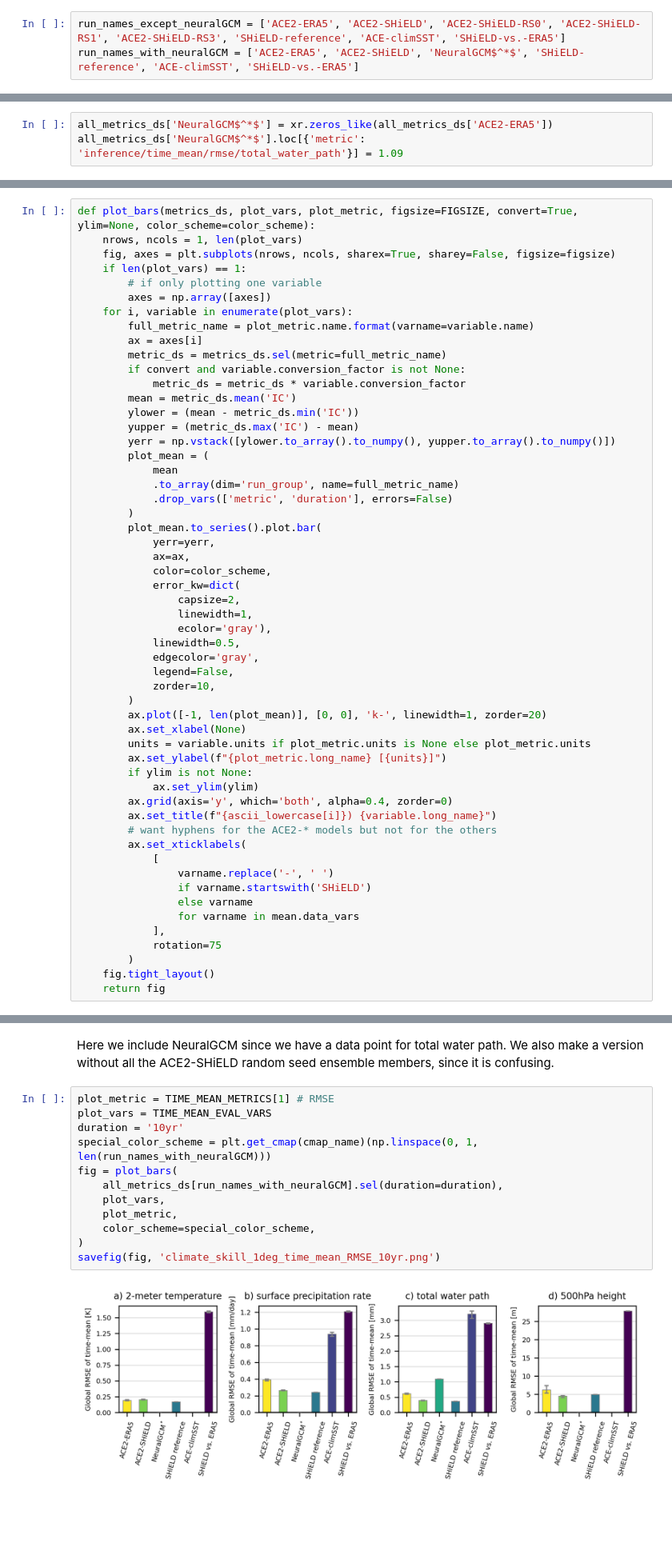
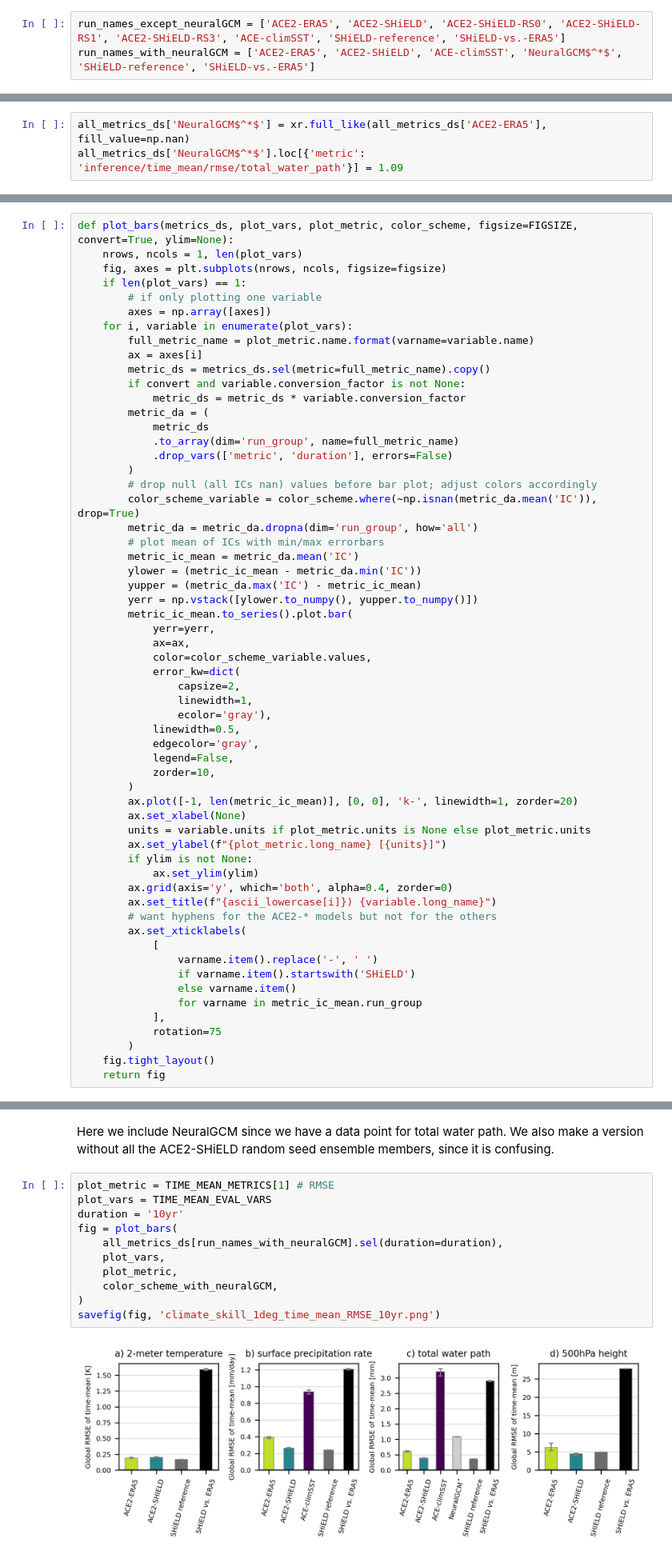
Before and after one commit to ai2cm/ace2-paper, a Jupyter notebook: notebooks/climate_skill_1deg_time_mean_RMSE.ipynb, the cells around one changed output, grey strips where cells are left out. Shown at 80% size. Drawn from its saved outputs; the diff is of its cells as text; blank space fills up the shorter version.

Commit message:
unify color scheme, no null bar plots

```diff
--- a/notebooks/climate_skill_1deg_time_mean_RMSE.ipynb
+++ b/notebooks/climate_skill_1deg_time_mean_RMSE.ipynb
@@ -33,8 +33,8 @@ TIME_MEAN_METRICS = [
     EvalMetric("inference/annual/r2/{varname}_gen", r"$R^2$ of global- and annual-mean series", '-'),
 ]
 # %%
-run_names_except_neuralGCM = ['ACE2-ERA5', 'ACE2-SHiELD', 'ACE2-SHiELD-RS0', 'ACE2-SHiELD-RS1', 'ACE2-SHiELD-RS3', 'SHiELD-reference', 'ACE-climSST', 'SHiELD-vs.-ERA5']
-run_names_with_neuralGCM = ['ACE2-ERA5', 'ACE2-SHiELD', 'NeuralGCM$^*$', 'SHiELD-reference', 'ACE-climSST', 'SHiELD-vs.-ERA5']
+run_names_except_neuralGCM = ['ACE2-ERA5', 'ACE2-SHiELD', 'ACE2-SHiELD-RS0', 'ACE2-SHiELD-RS1', 'ACE2-SHiELD-RS3', 'ACE-climSST', 'SHiELD-reference', 'SHiELD-vs.-ERA5']
+run_names_with_neuralGCM = ['ACE2-ERA5', 'ACE2-SHiELD', 'ACE-climSST', 'NeuralGCM$^*$', 'SHiELD-reference', 'SHiELD-vs.-ERA5']
 # %%
 all_metrics = [(eval_var, eval_metric) for eval_var, eval_metric in product(TIME_MEAN_EVAL_VARS, TIME_MEAN_METRICS)]
 all_metric_names = [
@@ -99,7 +99,7 @@ all_metrics_ds = xr.merge(das)
 ### Insert NeuralGCM metric
 From paper, PWAT time-mean RMSE is 1.09 mm. Figure 4 https://www.nature.com/articles/s41586-024-07744-y
 # %%
-all_metrics_ds['NeuralGCM$^*$'] = xr.zeros_like(all_metrics_ds['ACE2-ERA5'])
+all_metrics_ds['NeuralGCM$^*$'] = xr.full_like(all_metrics_ds['ACE2-ERA5'], fill_value=np.nan)
 all_metrics_ds['NeuralGCM$^*$'].loc[{'metric': 'inference/time_mean/rmse/total_water_path'}] = 1.09
 # %%
 plt.rc('font', size=FONTSIZE)
@@ -121,29 +142,33 @@ FIGSIZE = [1.27 * dim for dim in [5.5, 2]] # should be [5.5, 2.5], but need to s
 # %%
-def plot_bars(metrics_ds, plot_vars, plot_metric, figsize=FIGSIZE, convert=True, ylim=None, color_scheme=color_scheme):
+def plot_bars(metrics_ds, plot_vars, plot_metric, color_scheme, figsize=FIGSIZE, convert=True, ylim=None):
     nrows, ncols = 1, len(plot_vars)
-    fig, axes = plt.subplots(nrows, ncols, sharex=True, sharey=False, figsize=figsize)
+    fig, axes = plt.subplots(nrows, ncols, figsize=figsize)
     if len(plot_vars) == 1:
         # if only plotting one variable
         axes = np.array([axes])
     for i, variable in enumerate(plot_vars):
         full_metric_name = plot_metric.name.format(varname=variable.name)
         ax = axes[i]
-        metric_ds = metrics_ds.sel(metric=full_metric_name)
+        metric_ds = metrics_ds.sel(metric=full_metric_name).copy()
         if convert and variable.conversion_factor is not None:
             metric_ds = metric_ds * variable.conversion_factor
-        mean = metric_ds.mean('IC')
-        ylower = (mean - metric_ds.min('IC'))
-        yupper = (metric_ds.max('IC') - mean)
-        yerr = np.vstack([ylower.to_array().to_numpy(), yupper.to_array().to_numpy()])
-        plot_mean = (
-            mean
+        metric_da = (
+            metric_ds
             .to_array(dim='run_group', name=full_metric_name)
             .drop_vars(['metric', 'duration'], errors=False)
         )
-        plot_mean.to_series().plot.bar(
+        # drop null (all ICs nan) values before bar plot; adjust colors accordingly
+        color_scheme_variable = color_scheme.where(~np.isnan(metric_da.mean('IC')), drop=True)
+        metric_da = metric_da.dropna(dim='run_group', how='all')
+        # plot mean of ICs with min/max errorbars
+        metric_ic_mean = metric_da.mean('IC')
+        ylower = (metric_ic_mean - metric_da.min('IC'))
+        yupper = (metric_da.max('IC') - metric_ic_mean)
+        yerr = np.vstack([ylower.to_numpy(), yupper.to_numpy()])
+        metric_ic_mean.to_series().plot.bar(
             yerr=yerr,
             ax=ax,
-            color=color_scheme,
+            color=color_scheme_variable.values,
             error_kw=dict(
                 capsize=2,
                 linewidth=1,
@@ -153,7 +178,7 @@ def plot_bars(metrics_ds, plot_vars, plot_metric, figsize=FIGSIZE, convert=True,
             legend=False,
             zorder=10,
         )
-        ax.plot([-1, len(plot_mean)], [0, 0], 'k-', linewidth=1, zorder=20)
+        ax.plot([-1, len(metric_ic_mean)], [0, 0], 'k-', linewidth=1, zorder=20)
         ax.set_xlabel(None)
         units = variable.units if plot_metric.units is None else plot_metric.units
         ax.set_ylabel(f"{plot_metric.long_name} [{units}]")
@@ -164,10 +189,10 @@ def plot_bars(metrics_ds, plot_vars, plot_metric, figsize=FIGSIZE, convert=True,
         # want hyphens for the ACE2-* models but not for the others
         ax.set_xticklabels(
             [
-                varname.replace('-', ' ')
-                if varname.startswith('SHiELD')
-                else varname
-                for varname in mean.data_vars
+                varname.item().replace('-', ' ')
+                if varname.item().startswith('SHiELD')
+                else varname.item()
+                for varname in metric_ic_mean.run_group
             ],
             rotation=75
         )
@@ -189,17 +214,16 @@ Here we include NeuralGCM since we have a data point for total water path. We al
 # %%
 plot_metric = TIME_MEAN_METRICS[1] # RMSE
 plot_vars = TIME_MEAN_EVAL_VARS
 duration = '10yr'
-special_color_scheme = plt.get_cmap(cmap_name)(np.linspace(0, 1, len(run_names_with_neuralGCM)))
 fig = plot_bars(
     all_metrics_ds[run_names_with_neuralGCM].sel(duration=duration),
     plot_vars,
     plot_metric,
-    color_scheme=special_color_scheme,
+    color_scheme_with_neuralGCM,
 )
 savefig(fig, 'climate_skill_1deg_time_mean_RMSE_10yr.png')
 # %% [output]
-[figure, old version]
+[figure, new version]
 # %% [markdown]
 For completeness, also show for other set of runs without NeuralGCM
 # %%
```
Also changed, not shown: parts of 7 cells of this notebook, 7 other files.
